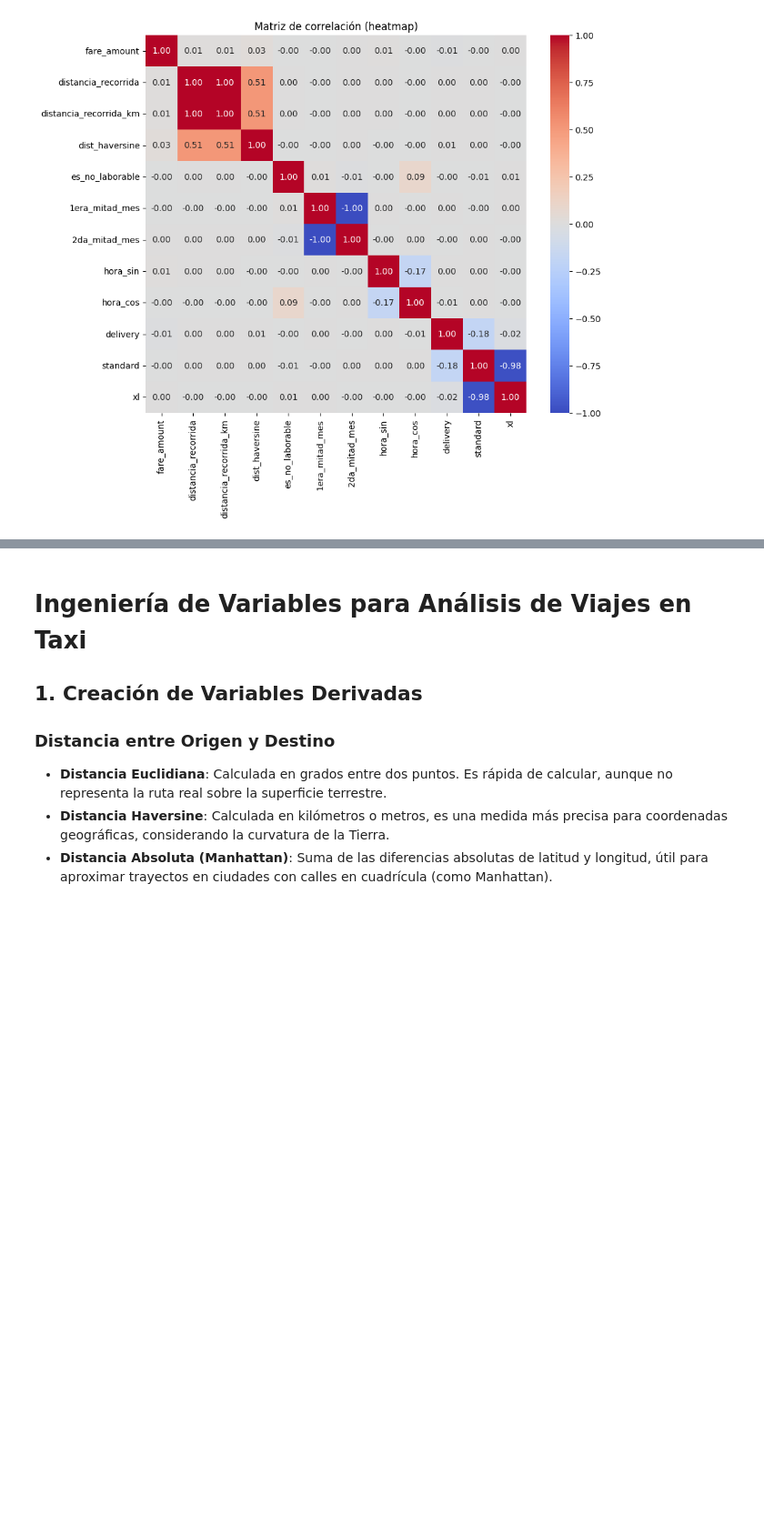
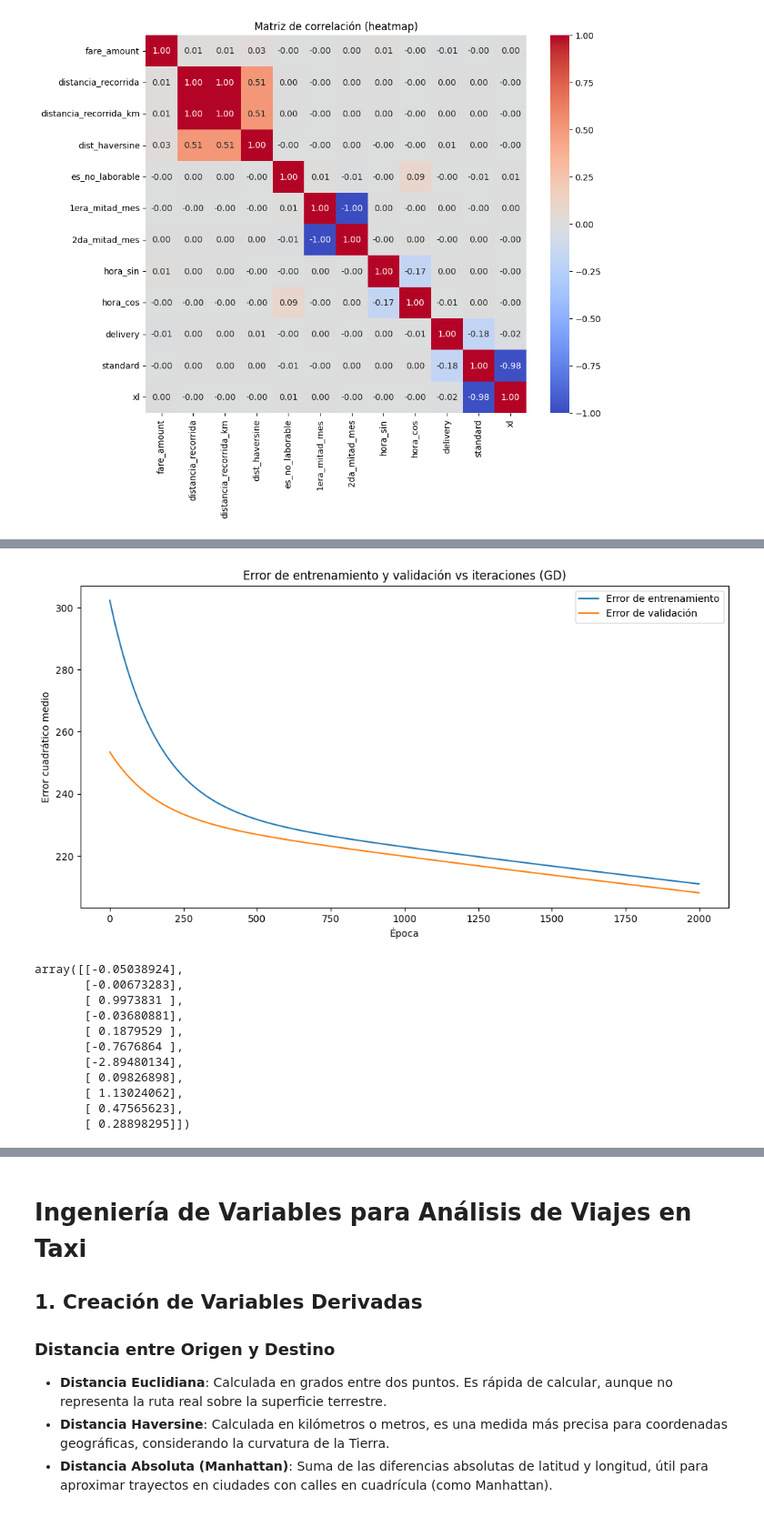
Before and after one commit to FedeZ2008/AA1-TUIA-2025C2-LEON-ZIMMER, a Jupyter notebook: TP1_Regresion.ipynb, the cells around one changed output, grey strips where cells are left out. Shown at 91% size. Drawn from its saved outputs; the diff is of its cells as text; code cells hidden in the pictures; blank space fills up the shorter version.

```diff
--- a/TP1_Regresion.ipynb
+++ b/TP1_Regresion.ipynb
@@ -642,2 +653,15 @@ ValueError: operands could not be broadcast together with shapes (154692,1) (154
 # %%
-gradient_descent(X_hav_train_rs, y_train_rs, X_hav_test_rs, y_test_rs, lr=0.01, epochs=100)
+gradient_descent(X_hav_train_rs, y_train_rs, X_hav_test_rs, y_test_rs, lr=0.00001, epochs=2000)
+# %% [output]
+[figure, added]
+array([[-0.05038924],
+       [-0.00673283],
+       [ 0.9973831 ],
+       [-0.03680881],
+       [ 0.1879529 ],
+       [-0.7676864 ],
+       [-2.89480134],
+       [ 0.09826898],
+       [ 1.13024062],
+       [ 0.47565623],
+       [ 0.28898295]])
```
Also changed, not shown: parts of 7 cells of this notebook.
